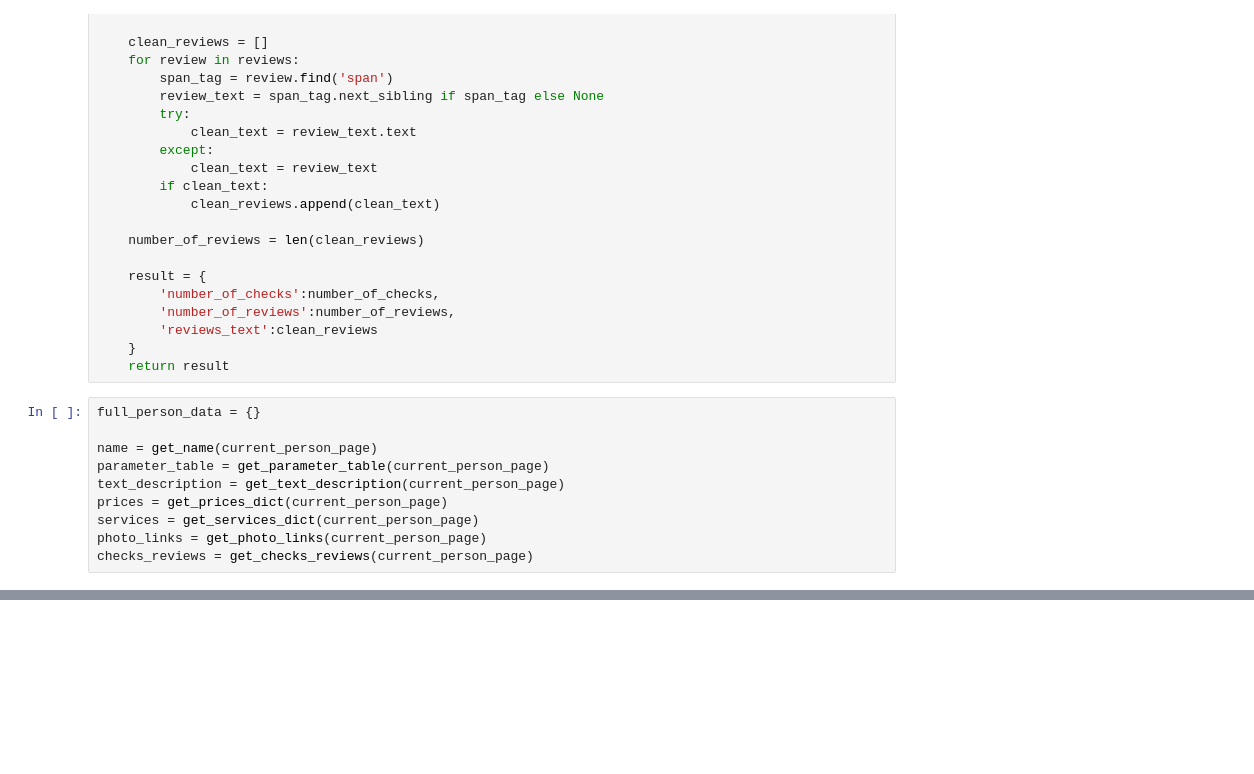
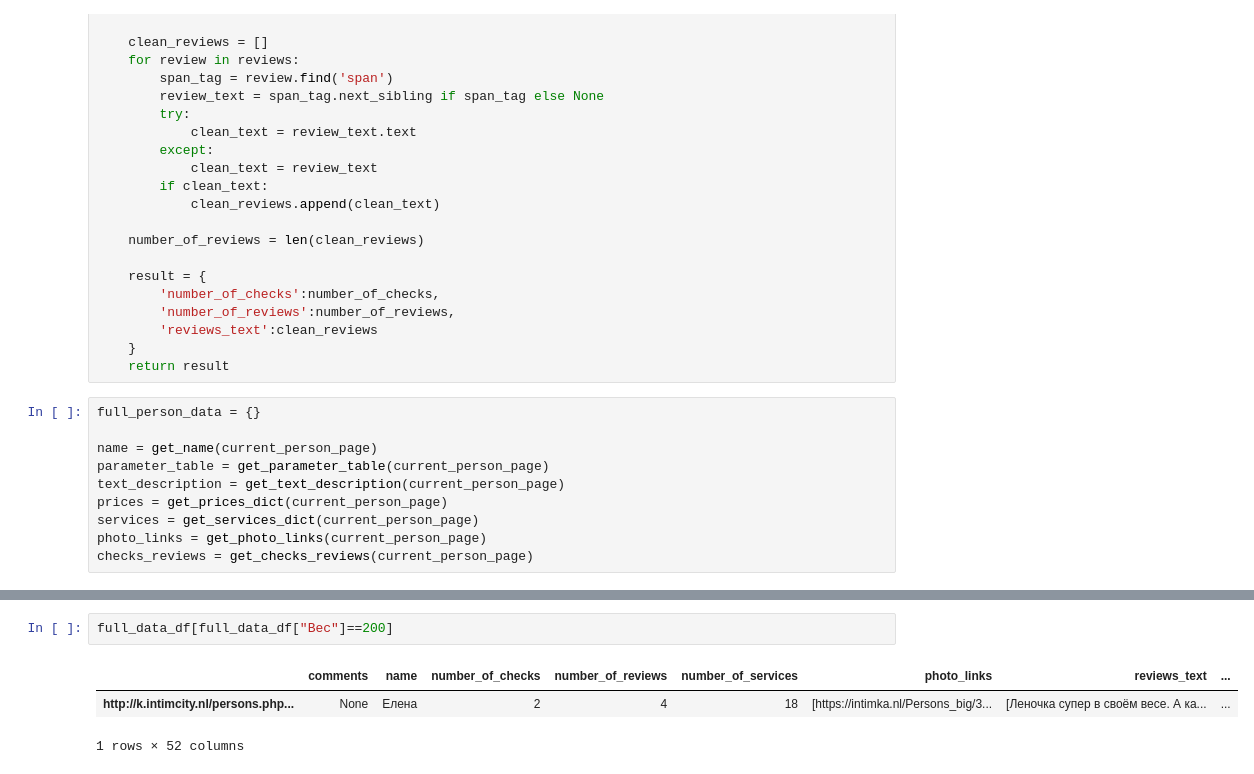
Before and after one commit to DmitrySerg/Data-Driven-Prostitutes, a Jupyter notebook: Parsers/Parser.ipynb, the cells around one changed output, grey strips where cells are left out. Saved outputs shown, nothing was run; the diff lists cells and outputs as text; blank space fills up the shorter version.

```diff
--- a/Parsers/Parser.ipynb
+++ b/Parsers/Parser.ipynb
@@ -271,0 +267,6 @@ pd.DataFrame(full_data).T.head(2)
+# %%
+full_data_df[full_data_df["Вес"]==200]
+# %% [output]
+|  | comments | name | number_of_checks | number_of_reviews | number_of_services | photo_links | reviews_text | ... |
+| http://k.intimcity.nl/persons.php... | None | Елена | 2 | 4 | 18 | [https://intimka.nl/Persons_big/3... | [Леночка супер в своём весе. А ка... | ... |
+1 rows × 52 columns
```
Also changed, not shown: parts of 23 cells of this notebook.
